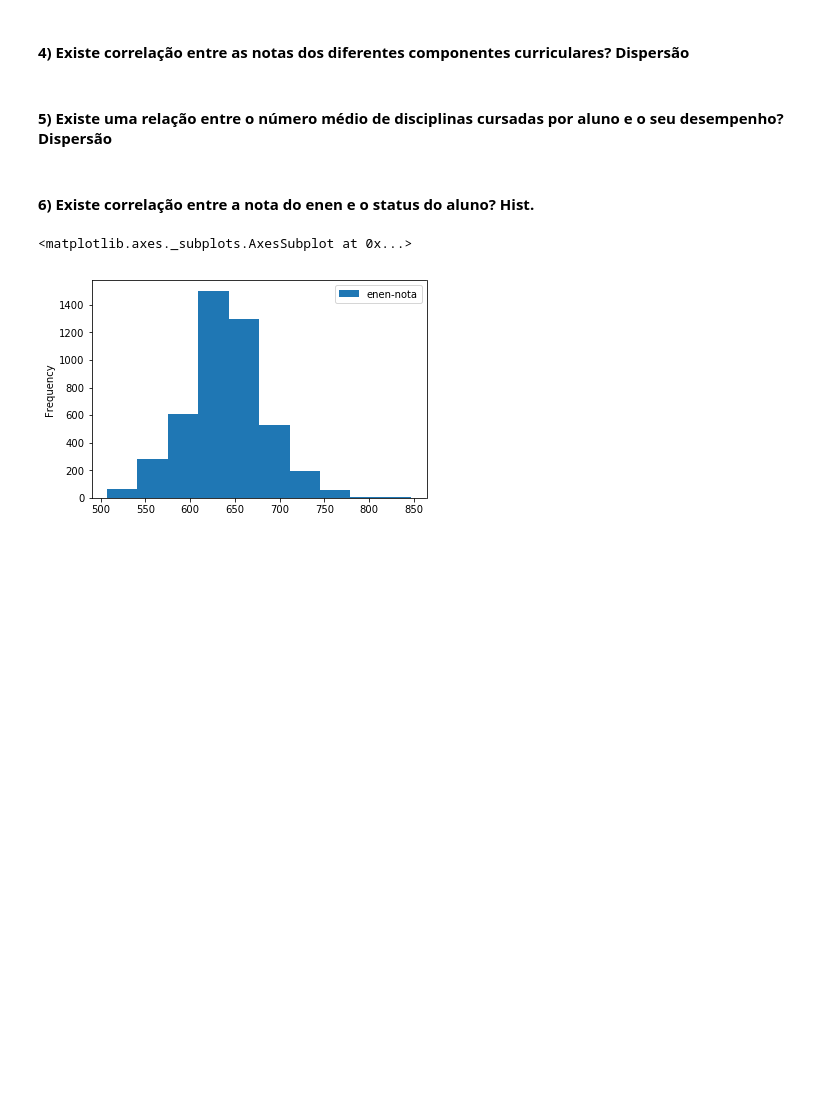
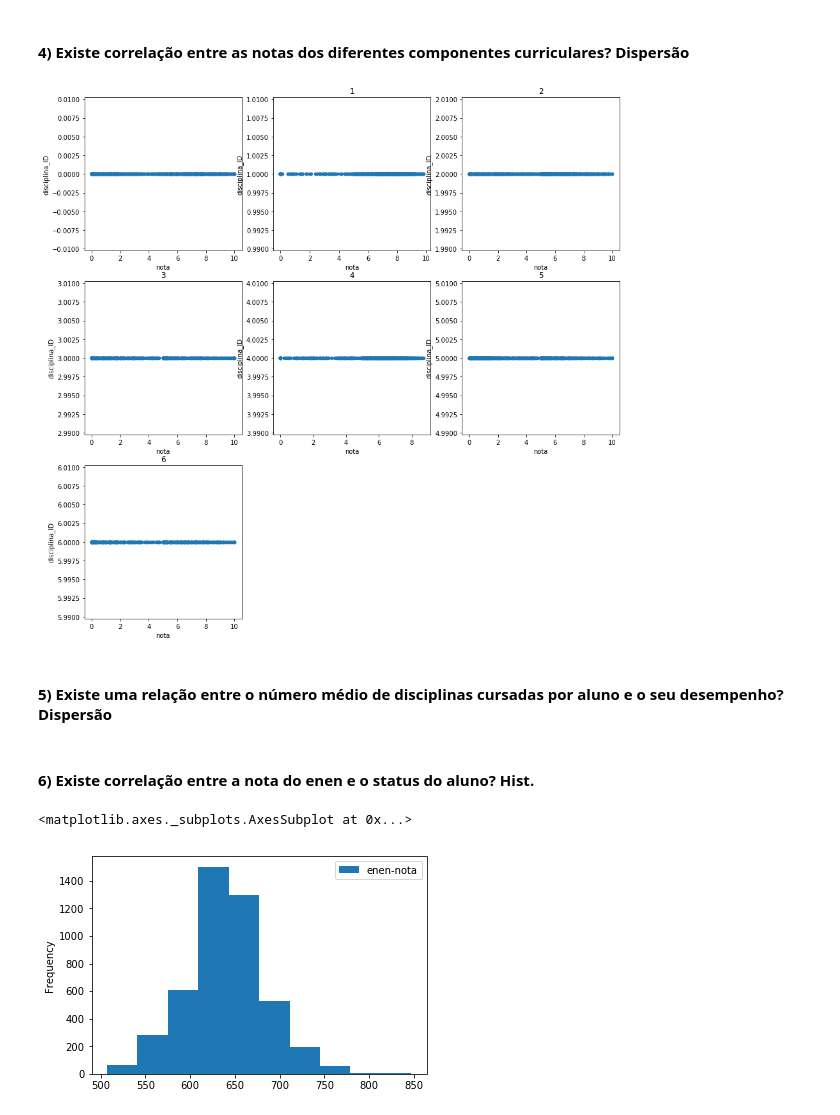
Before and after one commit to paulalps/IMD0033_Probabilidade, a Jupyter notebook: Atividades/Unidade 01/Unidade 01 - Projeto 01.ipynb, the cells around one changed output. Cells and saved outputs as stored; diff of their text form; code cells hidden in the pictures; blank space fills up the shorter version.

```diff
--- a/Atividades/Unidade 01/Unidade 01 - Projeto 01.ipynb
+++ b/Atividades/Unidade 01/Unidade 01 - Projeto 01.ipynb
@@ -101,16 +109,21 @@ for i in dados['ano_disciplina'].unique(): # fazendo um dataframe pra cada disci
 # %%
 discs_geral = {} # disciplinas(keys) e seus alunos(values)
 columns = list(dados.columns)
 for i in dados['disciplina_ID'].unique():
     discs_geral[i] = {}
 for i in dados['disciplina_ID'].unique():
     for c in columns:
         discs_geral[i][c] = []
 for row in dados.get_values(): # separendo os dados de cada aluno na respectiva disciplina
     for j, c in enumerate(columns):
         discs_geral[row[8]][c].append(row[j])
+fig = plt.figure(figsize=(15,15))
 for i in dados['disciplina_ID'].unique(): # fazendo um dataframe pra cada disciplina
     discs_geral[i] = pd.DataFrame.from_dict(discs_geral[i])
+    ax = fig.add_subplot(len(dados['disciplina_ID'].unique())/2,len(dados['disciplina_ID'].unique())/2,i+1)
+    ax = discs_geral[i].plot(kind='scatter',title=i,x='nota',y='disciplina_ID',ax=ax)
+# %% [output]
+[figure, added]
 # %% [markdown]
 #### 5) Existe uma relação entre o  número médio de disciplinas cursadas por aluno e  o  seu desempenho? Dispersão
 # %% [markdown]
```
Also changed, not shown: parts of 2 cells of this notebook.
